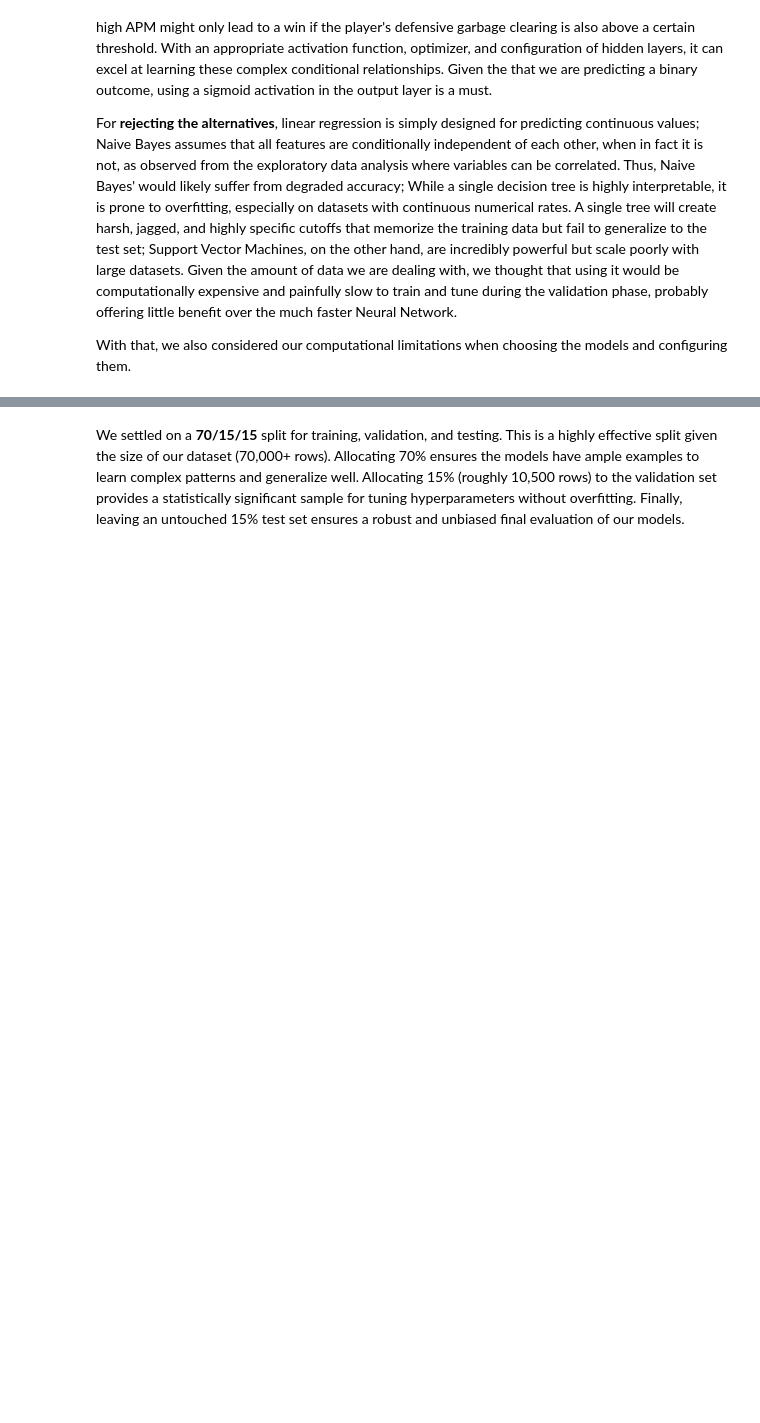
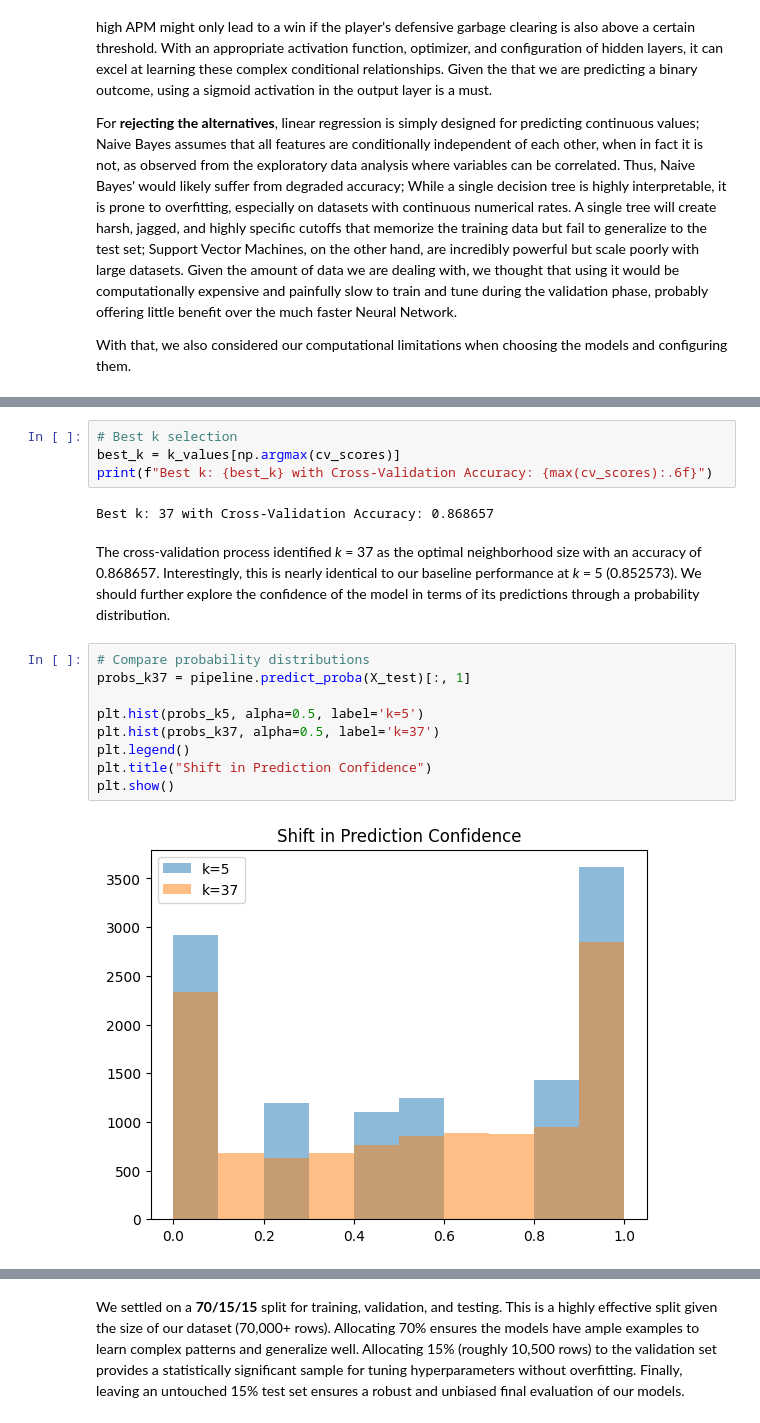
Before and after one commit to Solenad/tetrio-win-prediction, a Jupyter notebook: notebooks/STINTSY-MCO_Group3.ipynb, the cells around one changed output, grey strips where cells are left out. Drawn from its saved outputs; the diff is of its cells as text; blank space fills up the shorter version.

```diff
--- a/notebooks/STINTSY-MCO_Group3.ipynb
+++ b/notebooks/STINTSY-MCO_Group3.ipynb
@@ -957,0 +1139,19 @@ With that, we also considered our computational limitations when choosing the mo
+# %%
+# Best k selection
+best_k = k_values[np.argmax(cv_scores)]
+print(f"Best k: {best_k} with Cross-Validation Accuracy: {max(cv_scores):.6f}")
+# %% [output]
+Best k: 37 with Cross-Validation Accuracy: 0.868657
+# %% [markdown]
+The cross-validation process identified _k_ = 37 as the optimal neighborhood size with an accuracy of 0.868657. Interestingly, this is nearly identical to our baseline performance at _k_ = 5 (0.852573). We should further explore the confidence of the model in terms of its predictions through a probability distribution.
+# %%
+# Compare probability distributions
+probs_k37 = pipeline.predict_proba(X_test)[:, 1]
+
+plt.hist(probs_k5, alpha=0.5, label='k=5')
+plt.hist(probs_k37, alpha=0.5, label='k=37')
+plt.legend()
+plt.title("Shift in Prediction Confidence")
+plt.show()
+# %% [output]
+[figure, added]
```
Also changed, not shown: parts of 99 cells of this notebook, 1 other file.
